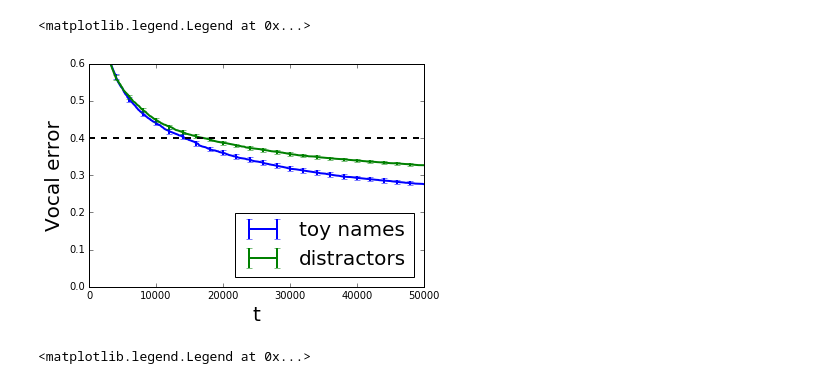
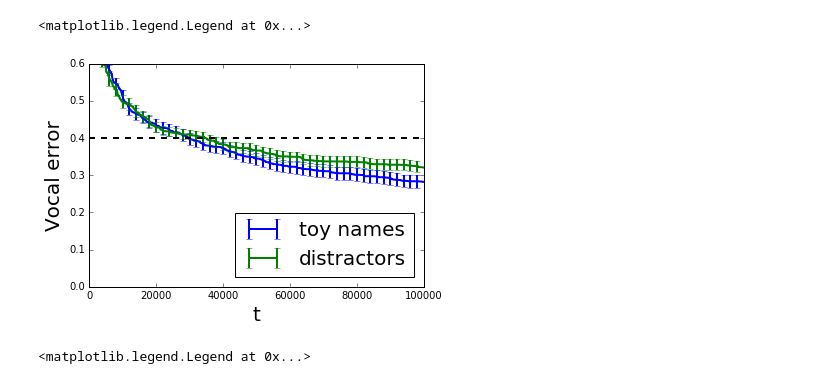
Before and after one commit to sebastien-forestier/CogSci2017, a Jupyter notebook: notebook/analysis_vocal.ipynb, the cells around one changed output. Cells and saved outputs as stored; diff of their text form; code cells hidden in the pictures.

```diff
--- a/notebook/analysis_vocal.ipynb
+++ b/notebook/analysis_vocal.ipynb
@@ -2,7 +2,7 @@
 import cPickle
 
 # PARAMS
-log_dir = "/home/sforesti/avakas/scratch/sforestier001/logs/CogSci2017/2017-01-16_12-32-59-COGSCI"
+log_dir = "/home/sforesti/avakas/scratch/sforestier001/logs/CogSci2017/2017-01-16_21-05-23-COGSCI"
 
 
 filename = log_dir + '/results/vocal.pickle'
@@ -13,8 +13,8 @@ import matplotlib.pyplot as plt
 %matplotlib inline
 
 config_list = ["RMB"]
-n_trials = 100
-n_iter = 50000
+n_trials = 10
+n_iter = 100000
 iter_ds = 10
 trial_list = range(1,n_trials + 1)
 config_name = "RMB"
@@ -67,19 +67,19 @@ for trial in trial_list:
 ee_s_synchro = synchro(ee_list_s)
 ee_ns_synchro = synchro(ee_list_ns)
 # %%
-x = [10*i for i in range(5000)]
-plt.errorbar(x[::10], np.mean(ee_list_s, axis=0)[:5000][::10], np.std(ee_list_s, axis=0)[:5000][::10]/np.sqrt(len(ee_list_s)), label="toy names", lw=2, errorevery=20)
-plt.errorbar(x[::10], np.mean(ee_list_ns, axis=0)[:5000][::10], np.std(ee_list_ns, axis=0)[:5000][::10]/np.sqrt(len(ee_list_ns)), label="distractors", lw=2, errorevery=20)
+x = [10*i for i in range(n_iter/iter_ds)]
+plt.errorbar(x[::10], np.mean(ee_list_s, axis=0)[:n_iter/iter_ds][::10], np.std(ee_list_s, axis=0)[:n_iter/iter_ds][::10]/np.sqrt(len(ee_list_s)), label="toy names", lw=2, errorevery=20)
+plt.errorbar(x[::10], np.mean(ee_list_ns, axis=0)[:n_iter/iter_ds][::10], np.std(ee_list_ns, axis=0)[:n_iter/iter_ds][::10]/np.sqrt(len(ee_list_ns)), label="distractors", lw=2, errorevery=20)
 
 plt.xlabel("t", fontsize=20)
 plt.ylabel("Vocal error", fontsize=20)
 plt.ylim([0, 0.6])
-plt.xlim([0, 50000])
-plt.plot((0, 50000), (0.4, 0.4), 'k--', lw=2)
+plt.xlim([0, n_iter])
+plt.plot((0, n_iter), (0.4, 0.4), 'k--', lw=2)
 plt.legend(loc="lower right", fontsize=20)
 # %% [output]
 <matplotlib.legend.Legend at 0x...>
-[figure, old version]
+[figure, new version]
 # %%
 x = [10*(i - tb) for i in range(ta+tb)]
 plt.errorbar(x[::10], np.mean(ee_s_synchro, axis=0)[::10], np.std(ee_s_synchro, axis=0)[::10]/np.sqrt(len(ee_s_synchro)), label="toy names", lw=2, errorevery=20)
```
Also changed, not shown: parts of 1 cell of this notebook, 1 other file.
